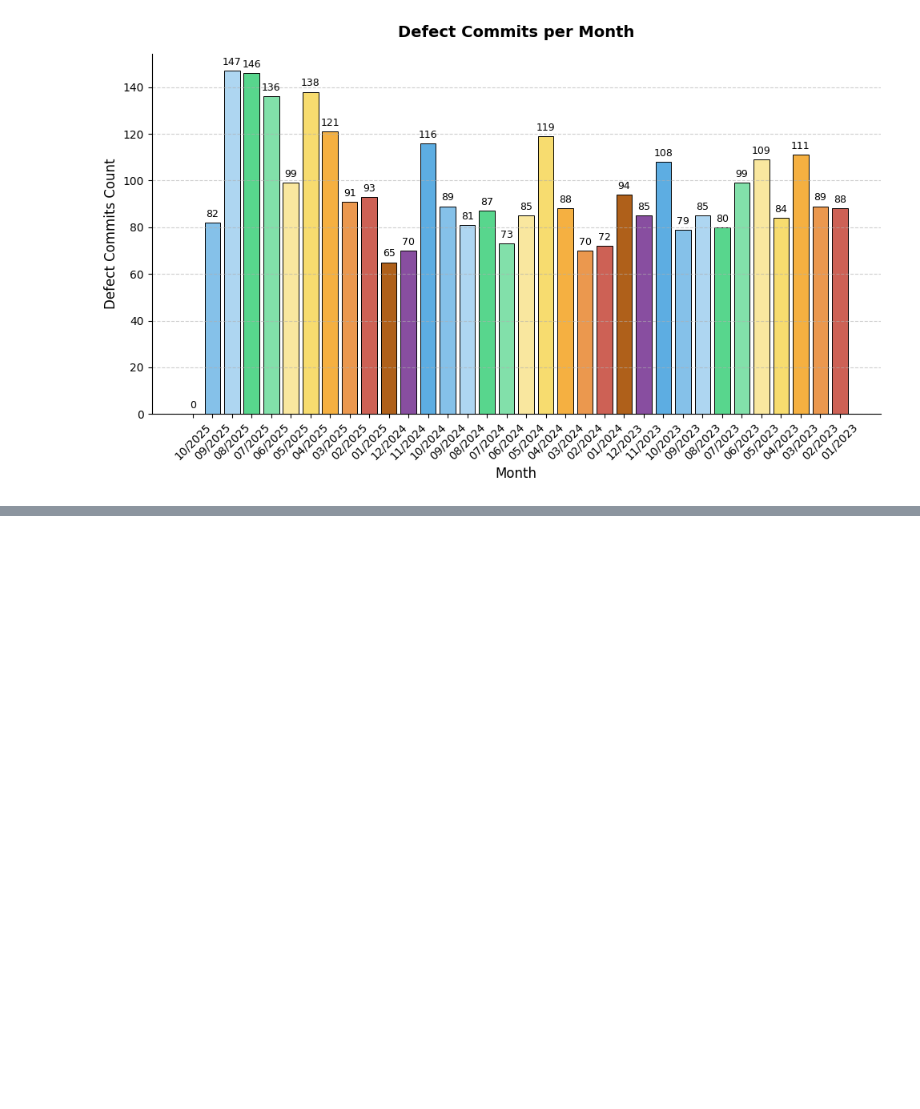
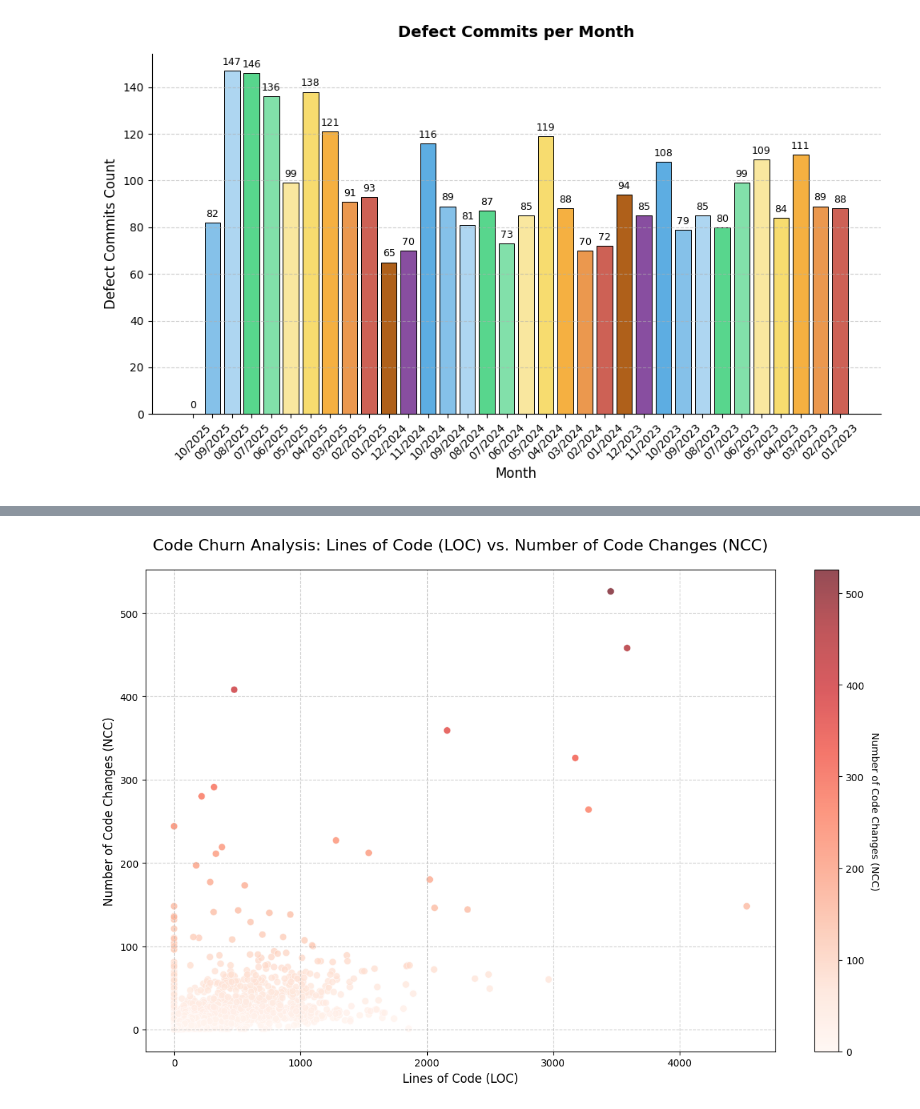
Before and after one commit to Cindylliu/FSS_Assignment_1, a Jupyter notebook: assignment.ipynb, the cells around one changed output, grey strips where cells are left out. Cells and saved outputs as stored; diff of their text form; code cells hidden in the pictures; blank space fills up the shorter version.

```diff
--- a/assignment.ipynb
+++ b/assignment.ipynb
@@ -310,0 +487,64 @@ Top 2 defect file: src/transformers/trainer.py
+# %%
+def plot_loc_vs_ncc_scatterplot(stats_dict):
+    """
+    Creates a scatterplot showing Lines of Code (LOC) on the x-axis
+    versus Number of Code Changes (NCC) on the y-axis for all files.
+
+    Args:
+        stats_dict (dict): The input dictionary of file statistics.
+    """
+    if not stats_dict:
+        print("Error: The input dictionary is empty.")
+        return
+
+    # 1. Extract data points
+    filenames = []
+    loc_values = [] # X-axis
+    ncc_values = [] # Y-axis
+
+    for filename, details in stats_dict.items():
+        filenames.append(filename)
+        # Ensure data is present before appending
+        loc_values.append(details.get("loc", 0))
+        ncc_values.append(details.get("ncc", 0))
+
+    # --- Plotting ---
+
+    # Create the figure and axes
+    fig, ax = plt.subplots(figsize=(12, 8))
+
+    # 2. Create the scatterplot
+    # Coloring the points by NCC helps visualize the magnitude of changes.
+    scatter = ax.scatter(loc_values, ncc_values,
+                         c=ncc_values,          # Color based on NCC value
+                         cmap='Reds',           # Using 'Reds' to signify "hotness"
+                         s=50,                  # Size of markers
+                         alpha=0.7,             # Transparency
+                         edgecolors='w', linewidths=0.5)
+
+    # 3. Add title and labels
+    ax.set_title("Code Churn Analysis: Lines of Code (LOC) vs. Number of Code Changes (NCC)", fontsize=16, pad=20)
+    ax.set_xlabel("Lines of Code (LOC)", fontsize=12)
+    ax.set_ylabel("Number of Code Changes (NCC)", fontsize=12) # UPDATED LABEL
+
+    # 4. Set the limits for the axes as requested
+    # ax.set_xlim(0, 2000)
+    # ax.set_ylim(0, 200)
+
+
+    # Add a color bar to explain the colors
+    cbar = fig.colorbar(scatter, ax=ax)
+    cbar.set_label('Number of Code Changes (NCC)', rotation=270, labelpad=15) # UPDATED LABEL
+
+    # Add grid for better reading
+    ax.grid(True, linestyle='--', alpha=0.6)
+
+    # Improve layout
+    plt.tight_layout()
+
+    # Display the plot
+    plt.show()
+
+plot_loc_vs_ncc_scatterplot(file_stats)
+# %% [output]
+[figure, added]
```
Also changed, not shown: parts of 15 cells of this notebook, 1 other file.
